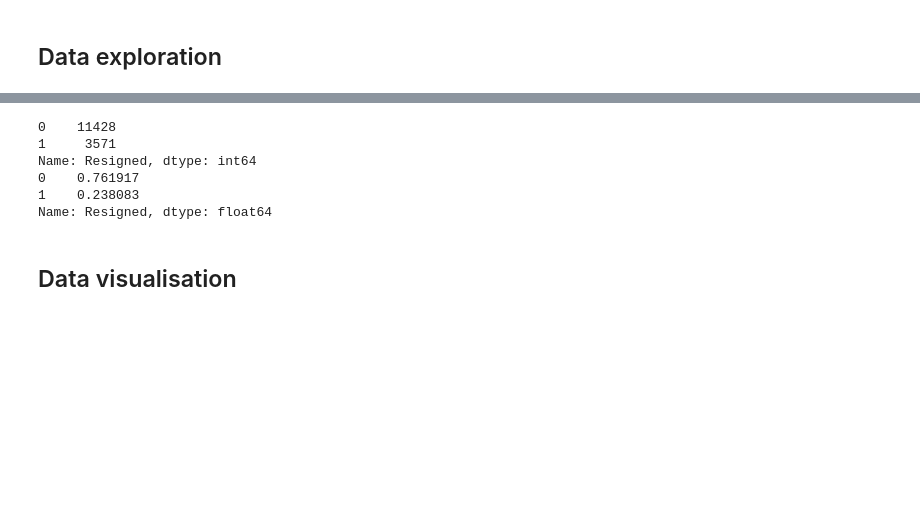
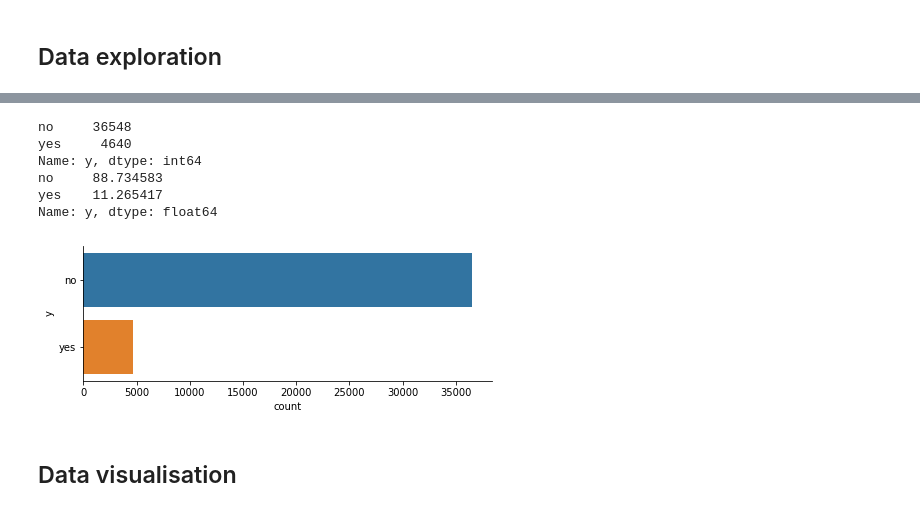
Before and after one commit to optusudhaval/buildingAI, a Jupyter notebook: assessment/OptusU_Final_Assessment_TermDeposit.ipynb, the cells around one changed output, grey strips where cells are left out. Saved outputs shown, nothing was run; the diff lists cells and outputs as text; code cells hidden in the pictures; blank space fills up the shorter version.

```diff
--- a/assessment/OptusU_Final_Assessment_TermDeposit.ipynb
+++ b/assessment/OptusU_Final_Assessment_TermDeposit.ipynb
@@ -118,14 +158,18 @@ memory usage: 1.1+ MB
 # %%
-#Since we are building an employee attrition model (which is an anomaly detection type problem), let's check if the dataset is imbalanced
-print(hr_dataset['Resigned'].value_counts())
-print(hr_dataset['Resigned'].value_counts(normalize=True))
+#let's check if the dataset is imbalanced
+print(bank_dataset['y'].value_counts())
+print(bank_dataset['y'].value_counts(normalize=True) * 100)
 # %% [output]
-0    11428
-1     3571
-Name: Resigned, dtype: int64
-0    0.761917
-1    0.238083
-Name: Resigned, dtype: float64
+no     36548
+yes     4640
+Name: y, dtype: int64
+no     88.734583
+yes    11.265417
+Name: y, dtype: float64
+# %%
+ax = sns.catplot(y="y", kind="count", data=bank_dataset, height=2.6, aspect=2.5, orient='h')
+# %% [output]
+[figure, added]
 # %% [markdown]
 ## Data visualisation
 # %%
```
Also changed, not shown: parts of 8 cells of this notebook.
